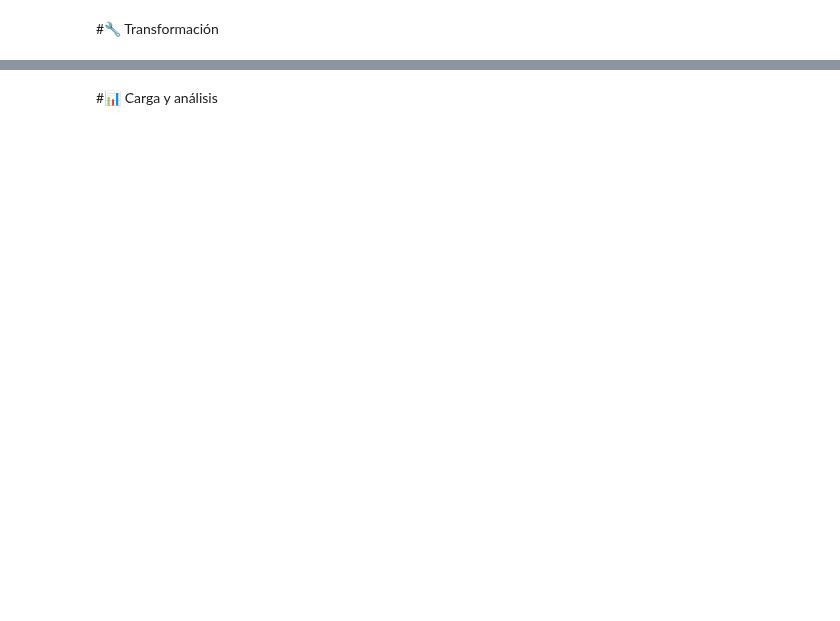
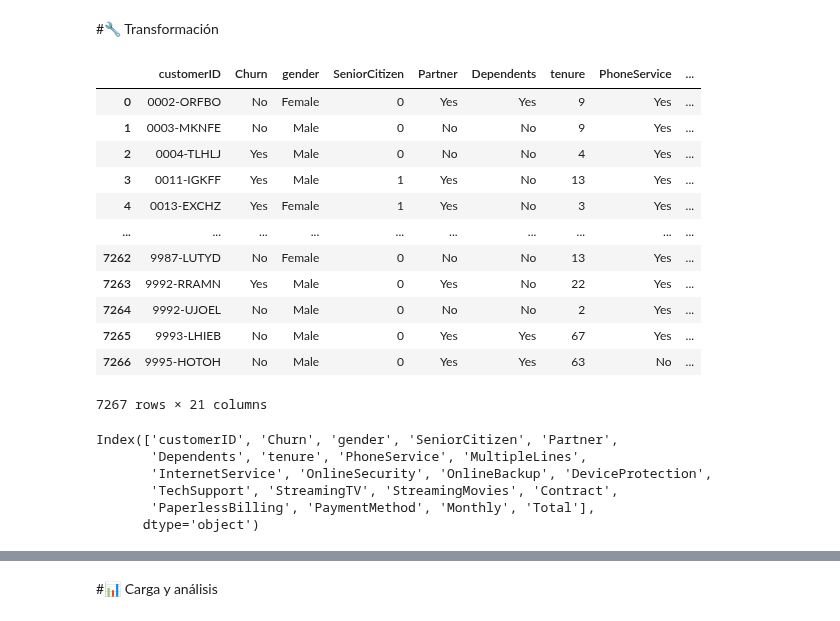
Before and after one commit to SebasOspina-montoya/TelecomX_Latam, a Jupyter notebook: TelecomX_LATAM.ipynb, the cells around one changed output, grey strips where cells are left out. Drawn from its saved outputs; the diff is of its cells as text; code cells hidden in the pictures; blank space fills up the shorter version.

```diff
--- a/TelecomX_LATAM.ipynb
+++ b/TelecomX_LATAM.ipynb
@@ -4,0 +7,3 @@
+# %%
+df = pd.read_json('TelecomX_Data.json')
+df
@@ -4,0 +24,5 @@
+# %%
+pd.set_option('display.max_columns',None)
+# %%
+df = pd.json_normalize(df.to_dict(orient="records"))
+df
@@ -5,2 +75,37 @@
 # %% [markdown]
 #🔧 Transformación
+# %%
+nombres_columns = {'customer.gender': 'gender', 'customer.SeniorCitizen':'SeniorCitizen',
+       'customer.Partner': 'Partner', 'customer.Dependents':'Dependents', 'customer.tenure':'tenure',
+       'phone.PhoneService':'PhoneService', 'phone.MultipleLines':'MultipleLines', 'internet.InternetService':'InternetService',
+       'internet.OnlineSecurity':'OnlineSecurity', 'internet.OnlineBackup':'OnlineBackup',
+       'internet.DeviceProtection':'DeviceProtection', 'internet.TechSupport':'TechSupport',
+       'internet.StreamingTV':'StreamingTV', 'internet.StreamingMovies':'StreamingMovies', 'account.Contract':'Contract',
+       'account.PaperlessBilling':'PaperlessBilling', 'account.PaymentMethod':'PaymentMethod',
+       'account.Charges.Monthly':'Monthly', 'account.Charges.Total':'Total'}
+
+df = df.rename(columns=nombres_columns)
+df
+# %% [output]
+|  | customerID | Churn | gender | SeniorCitizen | Partner | Dependents | tenure | PhoneService | ... |
+| 0 | 0002-ORFBO | No | Female | 0 | Yes | Yes | 9 | Yes | ... |
+| 1 | 0003-MKNFE | No | Male | 0 | No | No | 9 | Yes | ... |
+| 2 | 0004-TLHLJ | Yes | Male | 0 | No | No | 4 | Yes | ... |
+| 3 | 0011-IGKFF | Yes | Male | 1 | Yes | No | 13 | Yes | ... |
+| 4 | 0013-EXCHZ | Yes | Female | 1 | Yes | No | 3 | Yes | ... |
+| ... | ... | ... | ... | ... | ... | ... | ... | ... | ... |
+| 7262 | 9987-LUTYD | No | Female | 0 | No | No | 13 | Yes | ... |
+| 7263 | 9992-RRAMN | Yes | Male | 0 | Yes | No | 22 | Yes | ... |
+| 7264 | 9992-UJOEL | No | Male | 0 | No | No | 2 | Yes | ... |
+| 7265 | 9993-LHIEB | No | Male | 0 | Yes | Yes | 67 | Yes | ... |
+| 7266 | 9995-HOTOH | No | Male | 0 | Yes | Yes | 63 | No | ... |
+7267 rows × 21 columns
+# %%
+df.columns
+# %% [output]
+Index(['customerID', 'Churn', 'gender', 'SeniorCitizen', 'Partner',
+       'Dependents', 'tenure', 'PhoneService', 'MultipleLines',
+       'InternetService', 'OnlineSecurity', 'OnlineBackup', 'DeviceProtection',
+       'TechSupport', 'StreamingTV', 'StreamingMovies', 'Contract',
+       'PaperlessBilling', 'PaymentMethod', 'Monthly', 'Total'],
+      dtype='object')
```
Also changed, not shown: parts of 16 cells of this notebook.
